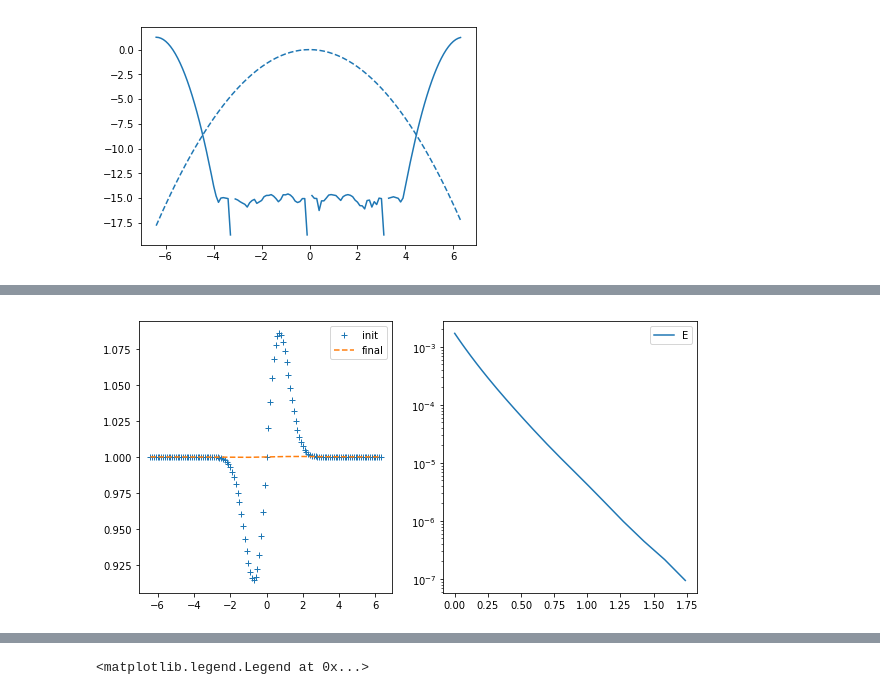
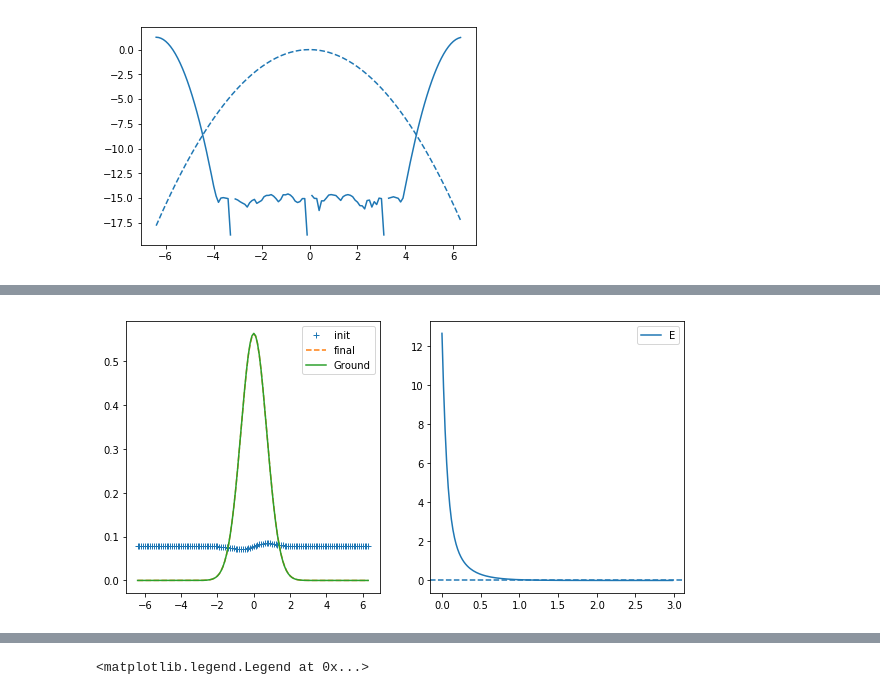
Before and after one commit to Chunde/QuantumFermionicTheory, a Jupyter notebook: mmf-hfb/Docs/QuantumFrictionDataSheet.ipynb, the cells around one changed output, grey strips where cells are left out. Drawn from its saved outputs; the diff is of its cells as text; code cells hidden in the pictures.

```diff
--- a/mmf-hfb/Docs/QuantumFrictionDataSheet.ipynb
+++ b/mmf-hfb/Docs/QuantumFrictionDataSheet.ipynb
@@ -91,6 +91,6 @@ def test_cooling(plot_dE=True,  use_ABM=False, T=0.5, **args):
     return psiss[0][-1]
 # %%
 %%time
-args = dict(N=128, dx=0.1, beta_K=0, beta_V=10, beta_D=0, beta_Y=0, T=5, divs=(1, 1), use_ABM=False, check_dE=False)
+args = dict(N=128, dx=0.1, beta_K=0, beta_V=20, beta_D=0, beta_Y=0, T=5, divs=(1, 1), use_ABM=False, check_dE=False)
 psi = test_cooling(plot_dE=False, **args)
 # %% [output]
@@ -99,19 +99,18 @@ Wall time: 16.4 s
 # %%
 def test_imaginary_cooling(plot_dE=True,  use_ABM=False, T=0.5, **args):
-    args.update(beta_0=-1j, g=1)
     b = BCSCooling(**args)
     solver = ABMEvolverAdapter if use_ABM else None
     h0 = HarmonicOscillator(w=1)
     h = HarmonicOscillator()
     da, db=b.divs
     x = b.xyz[0]
-    V = 0 # x**2/2
-    psi_0 = np.sqrt(1.0 + 0.2*x*np.exp(-x**2))
+    V =  x**2/2
+    psi_0 = Normalize(np.sqrt(1.0 + 0.2*x*np.exp(-x**2)))
     plt.figure(figsize=(10,5))
     plt.subplot(1,2,1)
 
     ts, psiss = b.solve([psi_0], T=T, rtol=1e-5, atol=1e-6, V=V,solver=solver, method='BDF')
-    psi0 = psiss[0][-1]
+    psi0 = h0.get_wf(x=x, n=0)
     N0 = psi0.conj().dot(psi0)
     Ns = [_psi.conj().dot(_psi) for _psi in psiss[0]]
     E0, _ = b.get_E_Ns([psi0], V=V)
@@ -119,10 +118,10 @@ def test_imaginary_cooling(plot_dE=True,  use_ABM=False, T=0.5, **args):
     dE_dt= [-1*b.get_dE_dt([_psi], V=V) for _psi in psiss[0]]
     plt.plot(x, Prob(psiss[0][0]), "+", label='init')
     plt.plot(x, Prob(psiss[0][-1]), '--',label="final")
-   # plt.plot(x, Prob(psi0), label='Ground')
+    plt.plot(x, Prob(psi0), label='Ground')
     plt.legend()
     plt.subplot(1,2,2)
-    plt.semilogy(ts[0][:-2], (Es[:-2] - E0)/abs(E0), label="E")
+    plt.plot(ts[0][:-2], (Es[:-2] - E0)/abs(E0), label="E")
     if plot_dE:
         plt.plot(ts[0][:-2], dE_dt[:-2], label='-dE/dt')
         plt.axhline(0, linestyle='dashed')
@@ -132,7 +131,7 @@ def test_imaginary_cooling(plot_dE=True,  use_ABM=False, T=0.5, **args):
     return psiss[0][-1]
 # %%
 %%time
-args = dict(N=128, dx=0.1,beta0=-1j, beta_K=0, beta_V=0, beta_D=0, beta_Y=0, T=2, divs=(1, 1), use_ABM=False, check_dE=False)
+args = dict(N=128, dx=0.1,beta_0=-1j, beta_K=0, beta_V=0, beta_D=0, beta_Y=0, T=3, divs=(1, 1), use_ABM=True, check_dE=False)
 psi = test_imaginary_cooling(plot_dE=False, **args)
 # %% [output]
-[figure, old version]
+[figure, new version]
```
Also changed, not shown: parts of 2 cells of this notebook, 1 other file.
